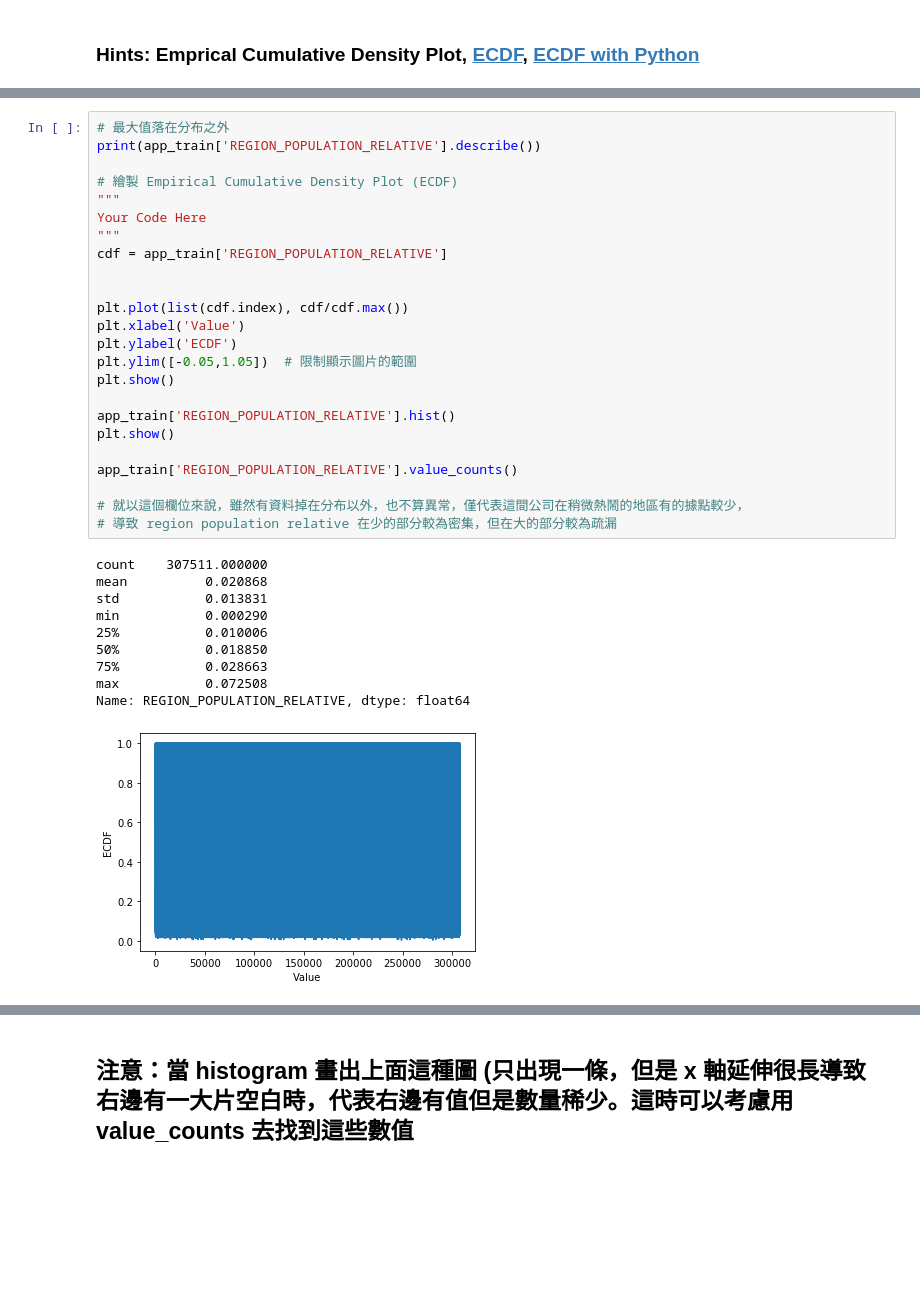
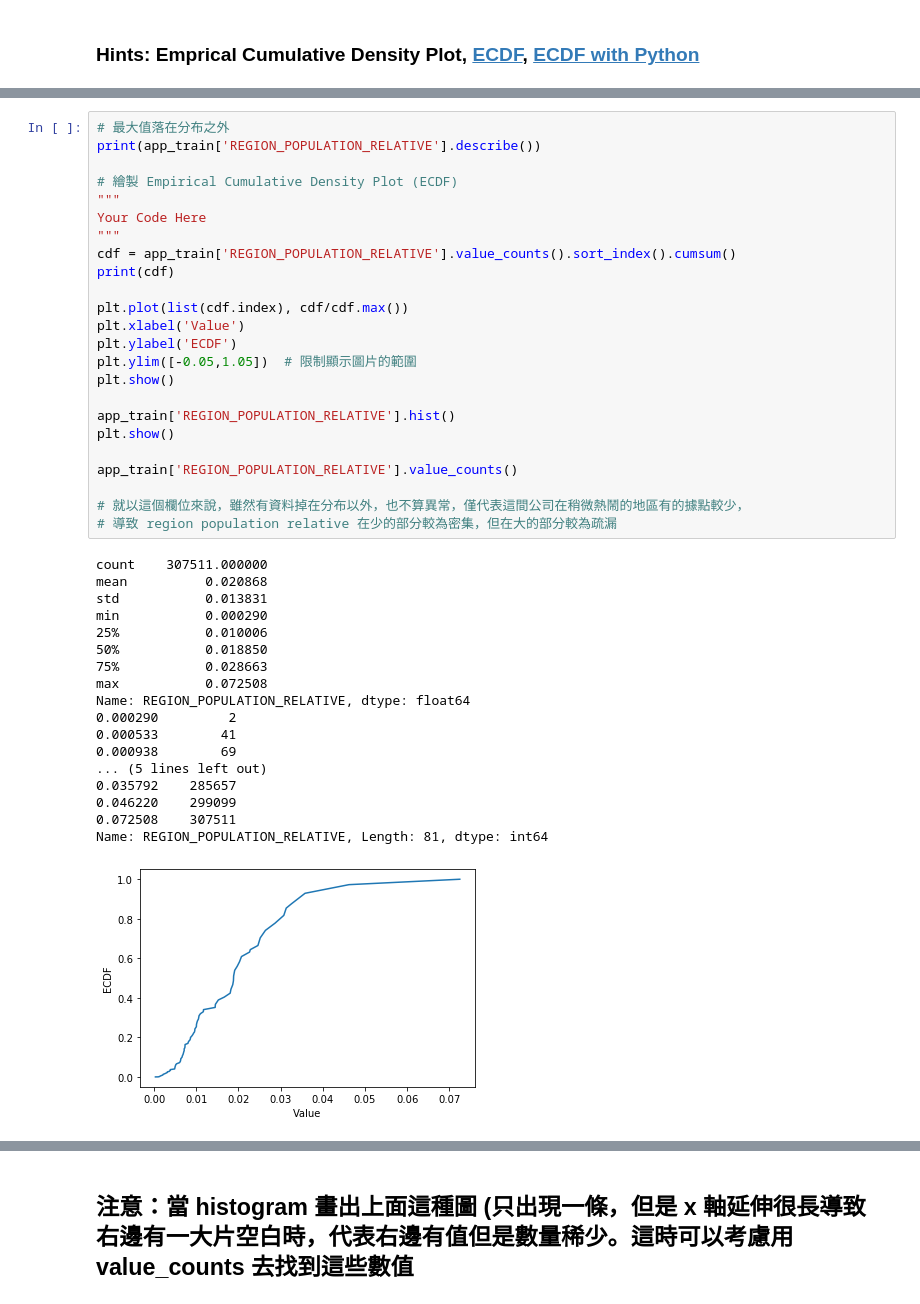
Before and after one commit to gn0262487838/100_day_marathon_for_ML, a Jupyter notebook: D9/Day_009_HW.ipynb, the cells around one changed output, grey strips where cells are left out. Drawn from its saved outputs; the diff is of its cells as text; blank space fills up the shorter version.

```diff
--- a/D9/Day_009_HW.ipynb
+++ b/D9/Day_009_HW.ipynb
@@ -180,36 +172,44 @@ Name: AMT_INCOME_TOTAL, dtype: float64
 print(app_train['REGION_POPULATION_RELATIVE'].describe())
 
 # 繪製 Empirical Cumulative Density Plot (ECDF)
 """
 Your Code Here
 """
-cdf = app_train['REGION_POPULATION_RELATIVE']
-
+cdf = app_train['REGION_POPULATION_RELATIVE'].value_counts().sort_index().cumsum()
+print(cdf)
 
 plt.plot(list(cdf.index), cdf/cdf.max())
 plt.xlabel('Value')
 plt.ylabel('ECDF')
 plt.ylim([-0.05,1.05])  # 限制顯示圖片的範圍
 plt.show()
 
 app_train['REGION_POPULATION_RELATIVE'].hist()
 plt.show()
 
 app_train['REGION_POPULATION_RELATIVE'].value_counts()
 
 # 就以這個欄位來說，雖然有資料掉在分布以外，也不算異常，僅代表這間公司在稍微熱鬧的地區有的據點較少，
 # 導致 region population relative 在少的部分較為密集，但在大的部分較為疏漏
 # %% [output]
 count    307511.000000
 mean          0.020868
 std           0.013831
 min           0.000290
 25%           0.010006
 50%           0.018850
 75%           0.028663
 max           0.072508
 Name: REGION_POPULATION_RELATIVE, dtype: float64
+0.000290         2
+0.000533        41
+0.000938        69
+... (5 lines left out)
+0.035792    285657
+0.046220    299099
+0.072508    307511
+Name: REGION_POPULATION_RELATIVE, Length: 81, dtype: int64
-[figure, old version]
+[figure, new version]
 [figure]
 0.035792    16408
 0.046220    13442
```
Also changed, not shown: parts of 5 cells of this notebook, 2 other files.
